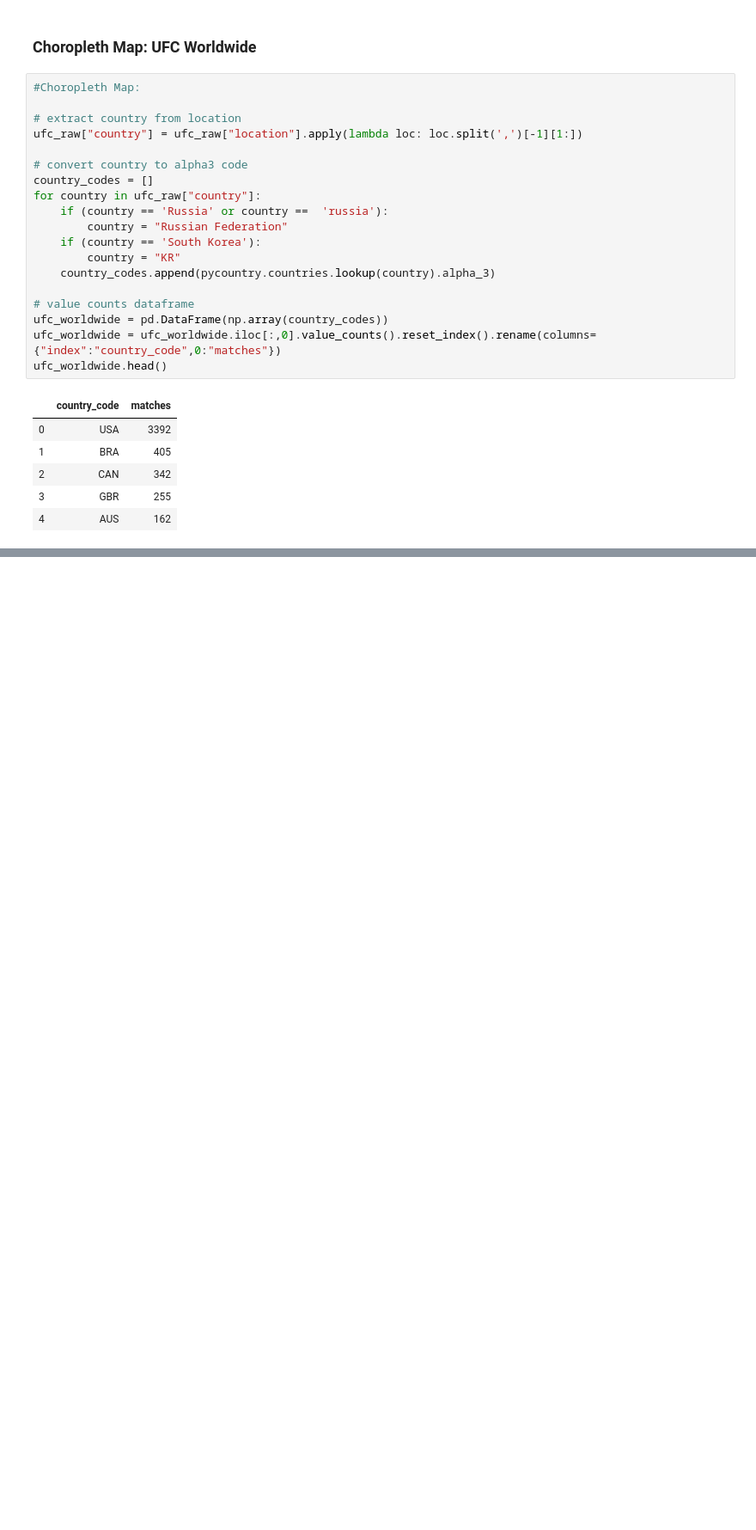
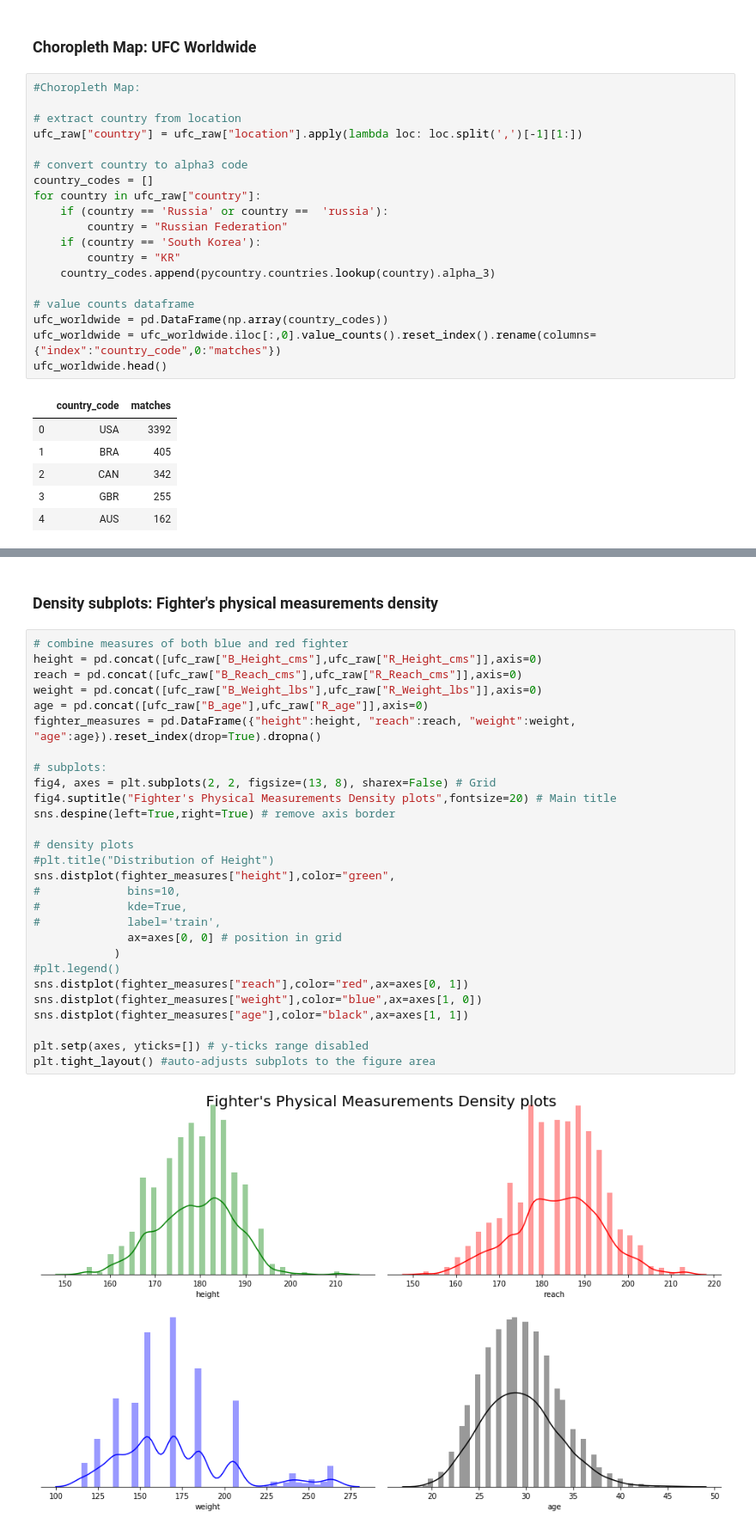
Before and after one commit to rezan21/UFC-Prediction, a Jupyter notebook: Visualisation.ipynb, the cells around one changed output, grey strips where cells are left out. Shown at 86% size. Cells and saved outputs as stored; diff of their text form; blank space fills up the shorter version.

```diff
--- a/Visualisation.ipynb
+++ b/Visualisation.ipynb
@@ -73,0 +122,32 @@ fig1.show()
+# %% [markdown]
+### Density subplots: Fighter's physical measurements density
+# %%
+# combine measures of both blue and red fighter
+height = pd.concat([ufc_raw["B_Height_cms"],ufc_raw["R_Height_cms"]],axis=0)
+reach = pd.concat([ufc_raw["B_Reach_cms"],ufc_raw["R_Reach_cms"]],axis=0)
+weight = pd.concat([ufc_raw["B_Weight_lbs"],ufc_raw["R_Weight_lbs"]],axis=0)
+age = pd.concat([ufc_raw["B_age"],ufc_raw["R_age"]],axis=0)
+fighter_measures = pd.DataFrame({"height":height, "reach":reach, "weight":weight, "age":age}).reset_index(drop=True).dropna()
+
+# subplots:
+fig4, axes = plt.subplots(2, 2, figsize=(13, 8), sharex=False) # Grid
+fig4.suptitle("Fighter's Physical Measurements Density plots",fontsize=20) # Main title
+sns.despine(left=True,right=True) # remove axis border
+
+# density plots
+#plt.title("Distribution of Height")
+sns.distplot(fighter_measures["height"],color="green",
+#             bins=10,
+#             kde=True,
+#             label='train',
+              ax=axes[0, 0] # position in grid
+            )
+#plt.legend()
+sns.distplot(fighter_measures["reach"],color="red",ax=axes[0, 1])
+sns.distplot(fighter_measures["weight"],color="blue",ax=axes[1, 0])
+sns.distplot(fighter_measures["age"],color="black",ax=axes[1, 1])
+
+plt.setp(axes, yticks=[]) # y-ticks range disabled
+plt.tight_layout() #auto-adjusts subplots to the figure area
+# %% [output]
+[figure, added]
```
Also changed, not shown: parts of 6 cells of this notebook.
